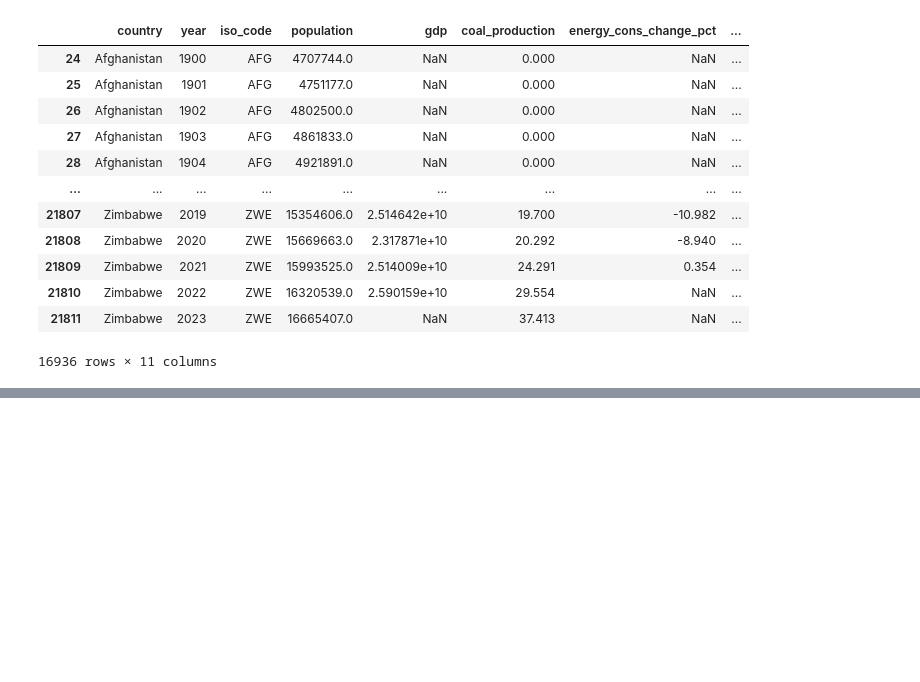
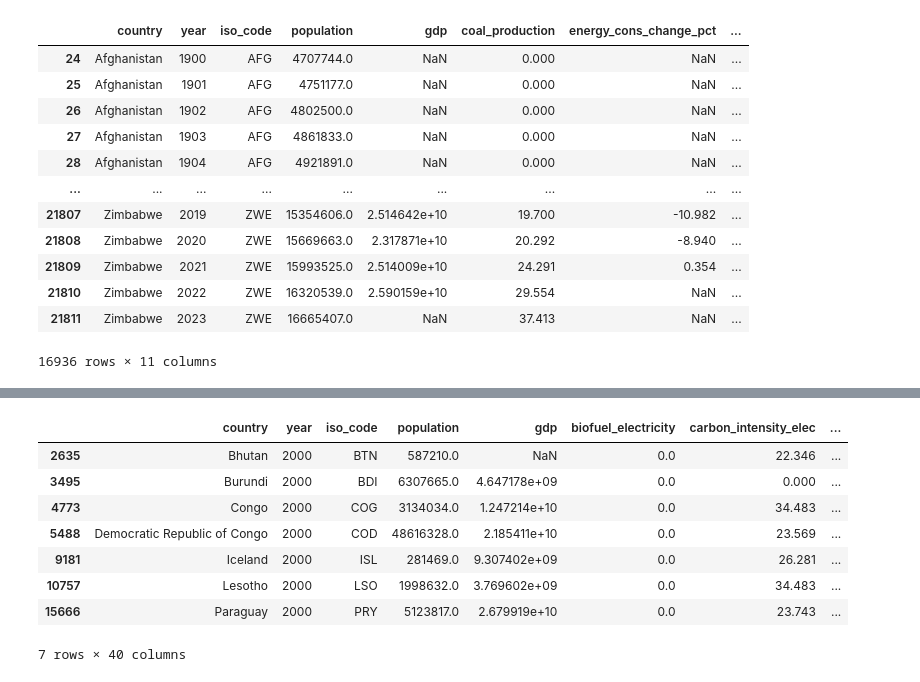
Before and after one commit to No-Country-simulation/c24-16-ft-data, a Jupyter notebook: notebooks/01_eda.ipynb, the cells around one changed output, grey strips where cells are left out. Cells and saved outputs as stored; diff of their text form; code cells hidden in the pictures; blank space fills up the shorter version.

```diff
--- a/notebooks/01_eda.ipynb
+++ b/notebooks/01_eda.ipynb
@@ -465,0 +527,12 @@ df = df.drop(incomplete_columns.index, axis=1)
+# %%
+renewables_share_elec_obs_2000[renewables_share_elec_obs_2000['renewables_share_elec'] == 100]
+# %% [output]
+|  | country | year | iso_code | population | gdp | biofuel_electricity | carbon_intensity_elec | ... |
+| 2635 | Bhutan | 2000 | BTN | 587210.0 | NaN | 0.0 | 22.346 | ... |
+| 3495 | Burundi | 2000 | BDI | 6307665.0 | 4.647178e+09 | 0.0 | 0.000 | ... |
+| 4773 | Congo | 2000 | COG | 3134034.0 | 1.247214e+10 | 0.0 | 34.483 | ... |
+| 5488 | Democratic Republic of Congo | 2000 | COD | 48616328.0 | 2.185411e+10 | 0.0 | 23.569 | ... |
+| 9181 | Iceland | 2000 | ISL | 281469.0 | 9.307402e+09 | 0.0 | 26.281 | ... |
+| 10757 | Lesotho | 2000 | LSO | 1998632.0 | 3.769602e+09 | 0.0 | 34.483 | ... |
+| 15666 | Paraguay | 2000 | PRY | 5123817.0 | 2.679919e+10 | 0.0 | 23.743 | ... |
+7 rows × 40 columns
```
Also changed, not shown: parts of 15 cells of this notebook.
